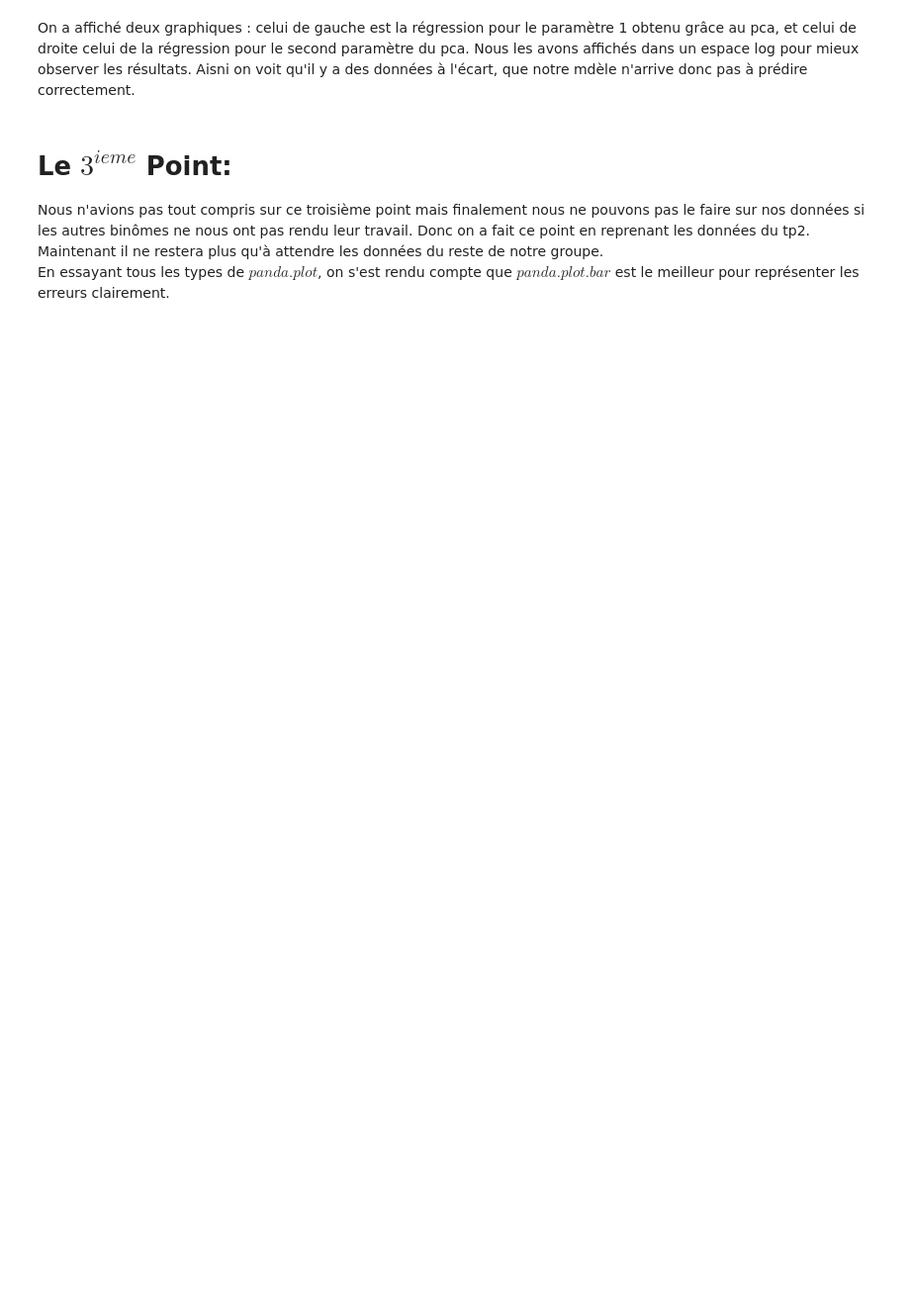
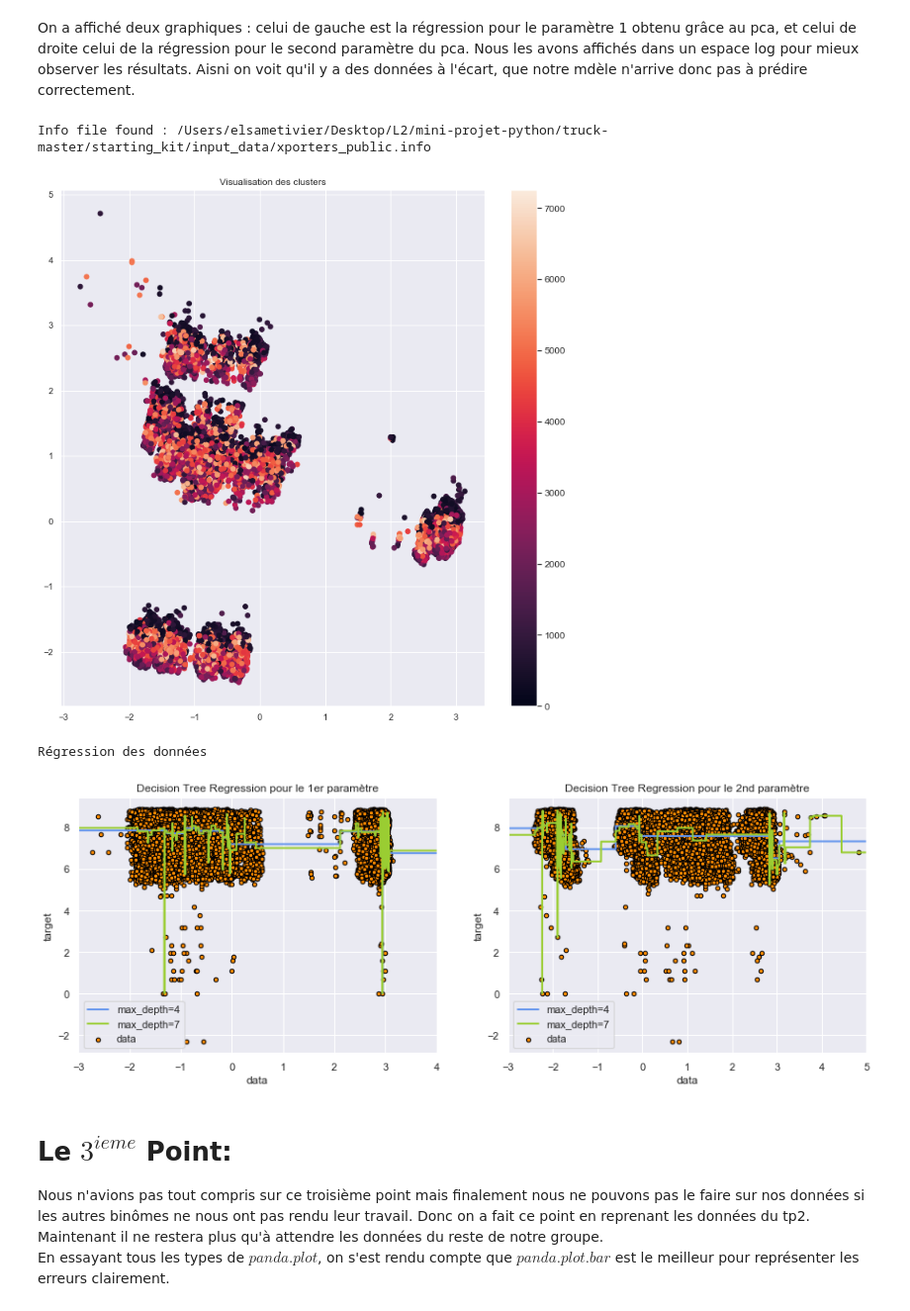
Before and after one commit to javaax/truck, a Jupyter notebook: starting_kit/README_{visualisation}.ipynb, the cells around one changed output. Shown at 99% size. Cells and saved outputs as stored; diff of their text form; code cells hidden in the pictures; blank space fills up the shorter version.

```diff
--- a/starting_kit/README_{visualisation}.ipynb
+++ b/starting_kit/README_{visualisation}.ipynb
@@ -326,5 +315,28 @@ ax2.legend()
 # %% [markdown]
 On a affiché deux graphiques : celui de gauche est la régression pour le paramètre 1 obtenu grâce au pca, et celui de droite celui de la régression pour le second paramètre du pca. Nous les avons affichés dans un espace log pour mieux observer les résultats. Aisni on voit qu'il y a des données à l'écart, que notre mdèle n'arrive donc pas à prédire correctement.
+# %%
+def main() :
+    from data_manager import DataManager
+    D = DataManager(data_name, data_dir, replace_missing=True)
+
+    #les données
+    X=D.data['X_train']
+    Y=D.data['Y_train']
+
+    #on veut visualiser les clusters grâce aux k moyennes
+    kmoy(X,Y)
+    print("")
+
+    #régression
+    print("Régression des données ")
+    classifier(X,Y)
+# %%
+main()
+# %% [output]
+Info file found : /Users/elsametivier/Desktop/L2/mini-projet-python/truck-master/starting_kit/input_data/xporters_public.info
+[figure, added]
+Régression des données
+[figure, added]
 # %% [markdown]
 <h1> Le $3^{ieme}$ Point: </h1>
 Nous n'avions pas tout compris sur ce troisième point mais finalement nous ne pouvons pas le faire sur nos données si les autres binômes ne nous ont pas rendu leur travail. Donc on a fait ce point en reprenant les données du tp2. Maintenant il ne restera plus qu'à attendre les données du reste de notre groupe.
```
Also changed, not shown: parts of 5 cells of this notebook.
